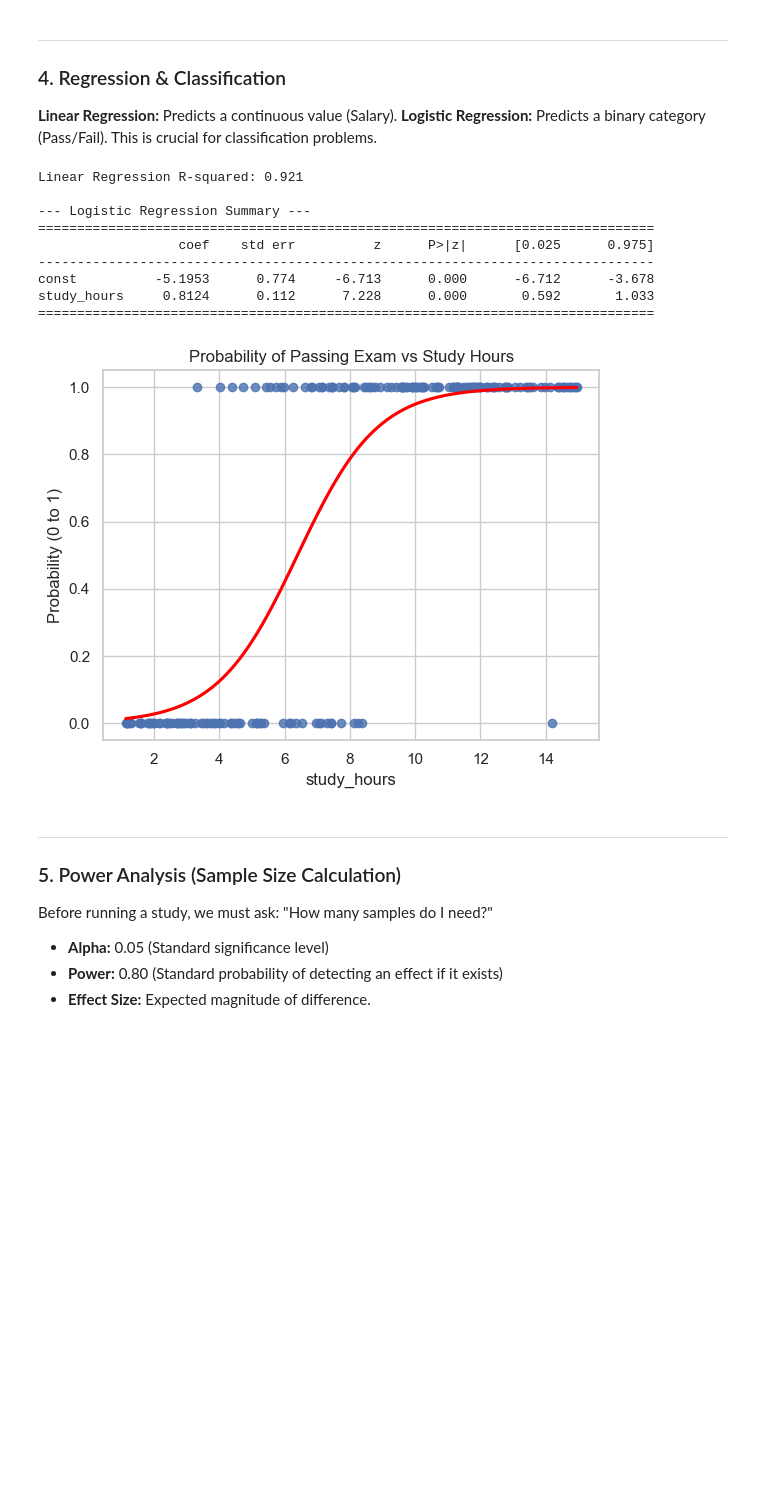
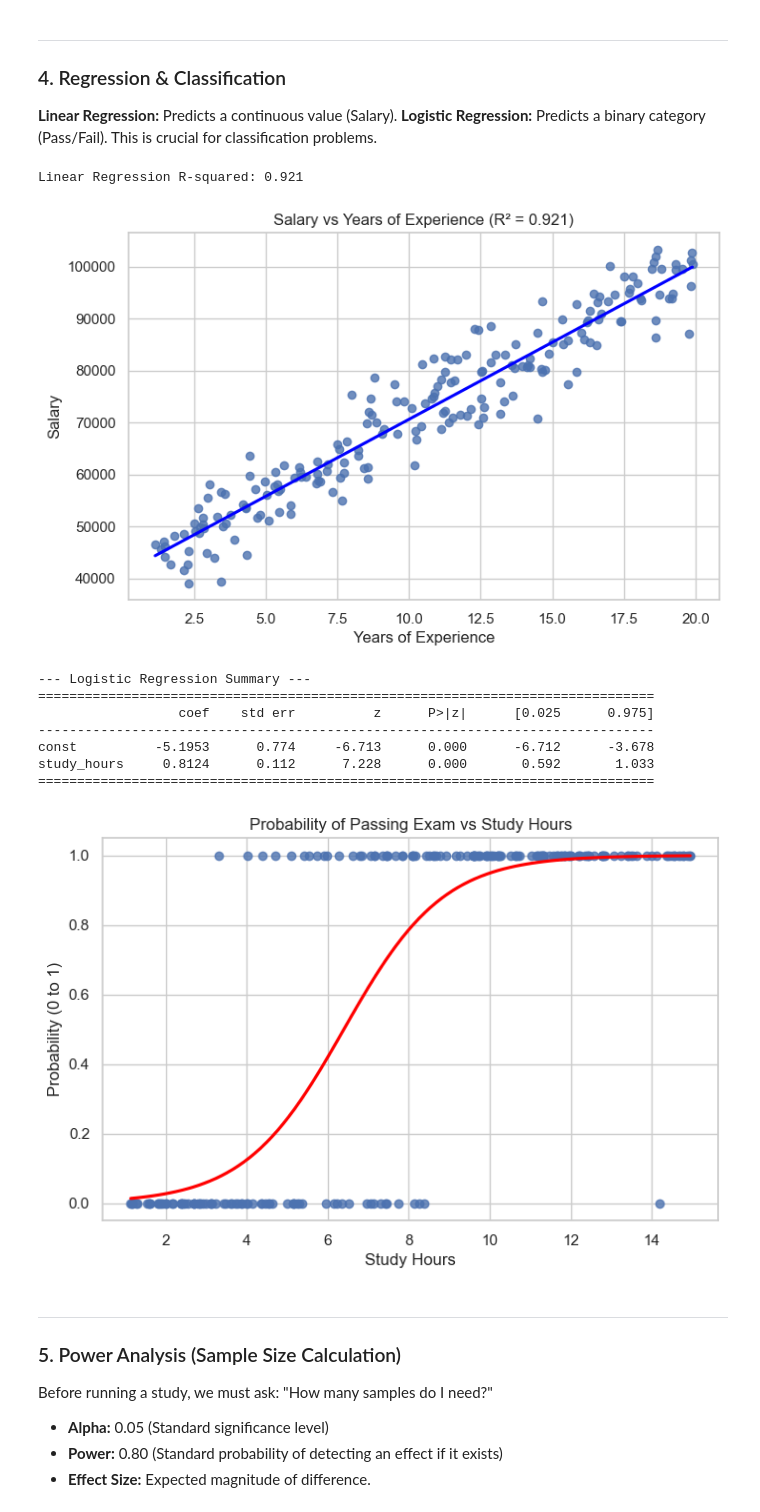
Before and after one commit to alasyariyphysics/stats-repo, a Jupyter notebook: Introduction_to_Inferential_Statistics.ipynb, the cells around one changed output. Cells and saved outputs as stored; diff of their text form; code cells hidden in the pictures; blank space fills up the shorter version.

```diff
--- a/Introduction_to_Inferential_Statistics.ipynb
+++ b/Introduction_to_Inferential_Statistics.ipynb
@@ -193,31 +296,42 @@ Residual                         17076.322168  194.0       NaN       NaN
 # %%
 # --- Linear Regression (Salary Prediction) ---
 slope, intercept, r_value, _, _ = stats.linregress(data['experience_yrs'], data['salary'])
 print(f"Linear Regression R-squared: {r_value**2:.3f}")
+
+# Visualizing the Linear Regression
+plt.figure(figsize=(8, 5))
+sns.regplot(x='experience_yrs', y='salary', data=data, ci=None, line_kws={'color': 'blue'})
+plt.title(f"Salary vs Years of Experience (R² = {r_value**2:.3f})")
+plt.xlabel("Years of Experience")
+plt.ylabel("Salary")
+plt.show()
+
 
 # --- Logistic Regression (Pass/Fail Prediction) ---
 # Predicting 'passed_exam' (0 or 1) using 'study_hours'
 log_reg = sm.Logit(data['passed_exam'], sm.add_constant(data['study_hours'])).fit(disp=0)
 
 print("\n--- Logistic Regression Summary ---")
 print(log_reg.summary().tables[1])
 
 # Visualizing the Sigmoid Curve
+plt.figure(figsize=(8, 5))
 sns.regplot(x='study_hours', y='passed_exam', data=data, logistic=True, ci=None, line_kws={'color': 'red'})
 plt.title("Probability of Passing Exam vs Study Hours")
+plt.xlabel("Study Hours")
 plt.ylabel("Probability (0 to 1)")
 plt.show()
 # %% [output]
 Linear Regression R-squared: 0.921
-
---- Logistic Regression Summary ---
-===============================================================================
-                  coef    std err          z      P>|z|      [0.025      0.975]
--------------------------------------------------------------------------------
-const          -5.1953      0.774     -6.713      0.000      -6.712      -3.678
-study_hours     0.8124      0.112      7.228      0.000       0.592       1.033
-===============================================================================
-[figure, old version]
+[figure, new version]
+--- Logistic Regression Summary ---
+===============================================================================
+                  coef    std err          z      P>|z|      [0.025      0.975]
+-------------------------------------------------------------------------------
+const          -5.1953      0.774     -6.713      0.000      -6.712      -3.678
+study_hours     0.8124      0.112      7.228      0.000       0.592       1.033
+===============================================================================
+[figure, added]
 # %% [markdown]
 ---
 ### 5. Power Analysis (Sample Size Calculation)
```
Also changed, not shown: parts of 7 cells of this notebook.
